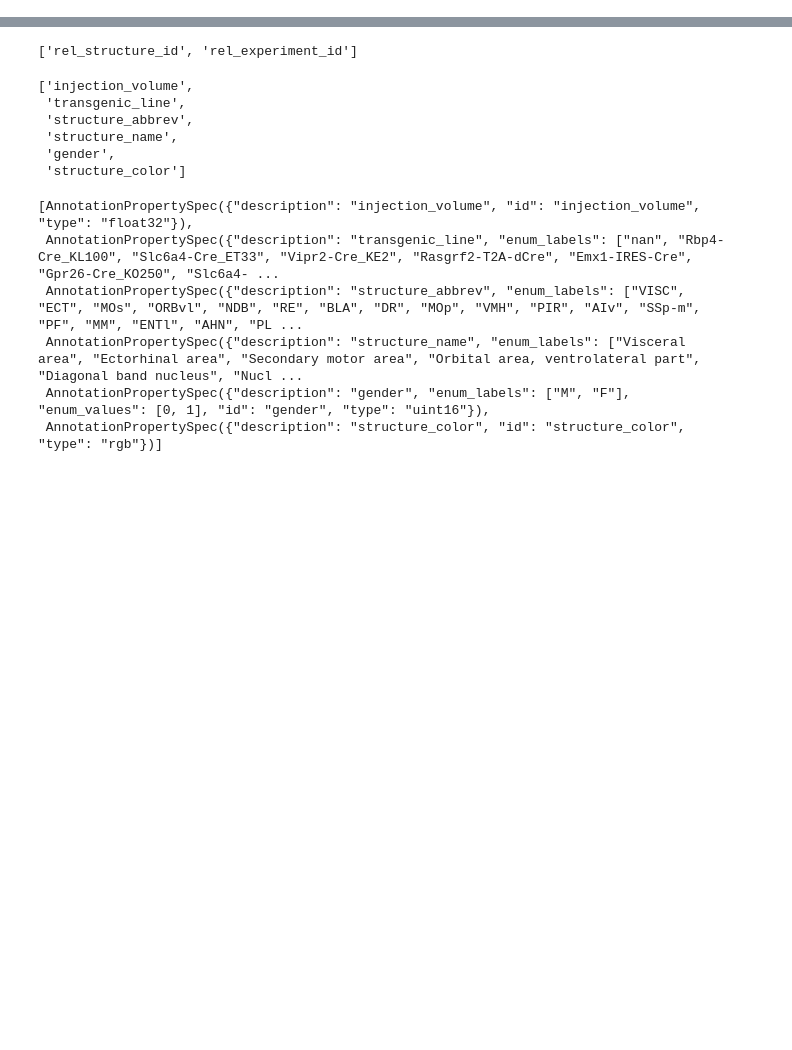
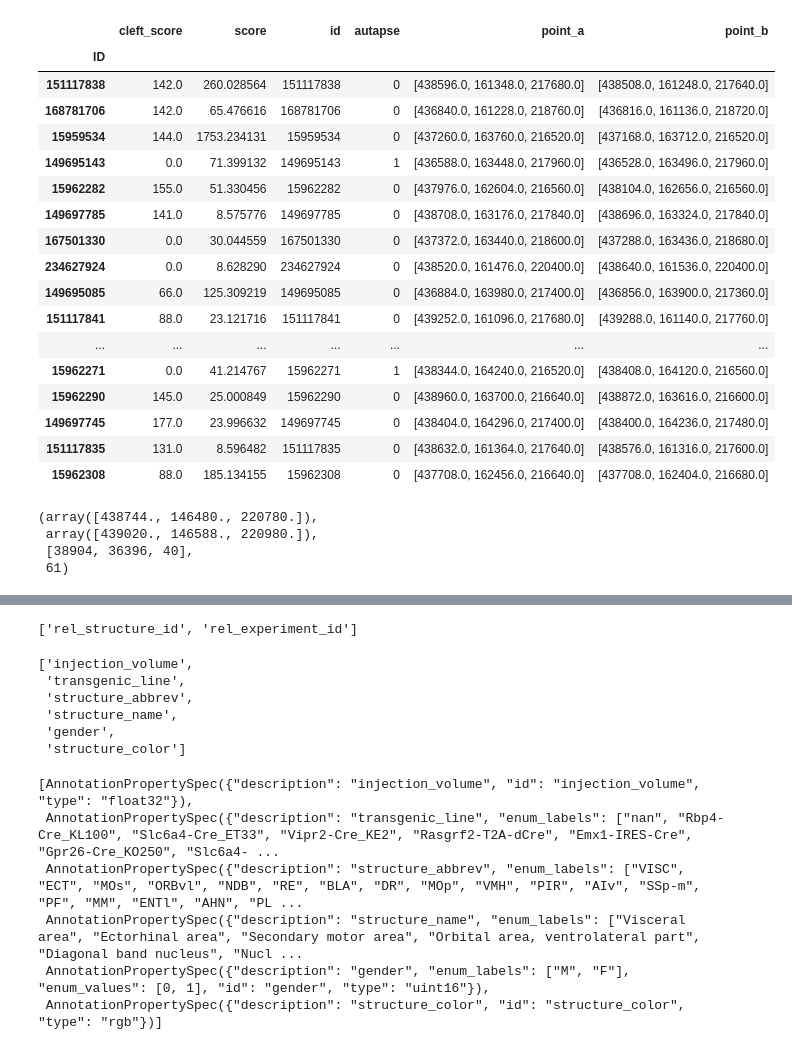
Before and after one commit to fcollman/precomputed_python, a Jupyter notebook: example.ipynb, the cells around one changed output, grey strips where cells are left out. Cells and saved outputs as stored; diff of their text form; code cells hidden in the pictures; blank space fills up the shorter version.

```diff
--- a/example.ipynb
+++ b/example.ipynb
@@ -15,0 +16,7 @@ I0401 06:42:51.989955 7496059 google_auth_provider.cc:156] Using OAuth2 AuthProv
+# %%
+box_size = [10, 10, 10]
+lower_bound = ann['point']-box_size
+upper_bound = ann['point']+box_size
+
+df=pre_ann.get_annotations_in_bounds(lower_bound=lower_bound, upper_bound=upper_bound)
+df.loc[ann_id,:]
@@ -15,0 +103,28 @@ I0401 06:42:51.989955 7496059 google_auth_provider.cc:156] Using OAuth2 AuthProv
+# %%
+df
+# %% [output]
+|  | cleft_score | score | id | autapse | point_a | point_b |
+| ID |  |  |  |  |  |  |
+| 151117838 | 142.0 | 260.028564 | 151117838 | 0 | [438596.0, 161348.0, 217680.0] | [438508.0, 161248.0, 217640.0] |
+| 168781706 | 142.0 | 65.476616 | 168781706 | 0 | [436840.0, 161228.0, 218760.0] | [436816.0, 161136.0, 218720.0] |
+| 15959534 | 144.0 | 1753.234131 | 15959534 | 0 | [437260.0, 163760.0, 216520.0] | [437168.0, 163712.0, 216520.0] |
+| 149695143 | 0.0 | 71.399132 | 149695143 | 1 | [436588.0, 163448.0, 217960.0] | [436528.0, 163496.0, 217960.0] |
+| 15962282 | 155.0 | 51.330456 | 15962282 | 0 | [437976.0, 162604.0, 216560.0] | [438104.0, 162656.0, 216560.0] |
+| 149697785 | 141.0 | 8.575776 | 149697785 | 0 | [438708.0, 163176.0, 217840.0] | [438696.0, 163324.0, 217840.0] |
+| 167501330 | 0.0 | 30.044559 | 167501330 | 0 | [437372.0, 163440.0, 218600.0] | [437288.0, 163436.0, 218680.0] |
+| 234627924 | 0.0 | 8.628290 | 234627924 | 0 | [438520.0, 161476.0, 220400.0] | [438640.0, 161536.0, 220400.0] |
+| 149695085 | 66.0 | 125.309219 | 149695085 | 0 | [436884.0, 163980.0, 217400.0] | [436856.0, 163900.0, 217360.0] |
+| 151117841 | 88.0 | 23.121716 | 151117841 | 0 | [439252.0, 161096.0, 217680.0] | [439288.0, 161140.0, 217760.0] |
+| ... | ... | ... | ... | ... | ... | ... |
+| 15962271 | 0.0 | 41.214767 | 15962271 | 1 | [438344.0, 164240.0, 216520.0] | [438408.0, 164120.0, 216560.0] |
+| 15962290 | 145.0 | 25.000849 | 15962290 | 0 | [438960.0, 163700.0, 216640.0] | [438872.0, 163616.0, 216600.0] |
+| 149697745 | 177.0 | 23.996632 | 149697745 | 0 | [438404.0, 164296.0, 217400.0] | [438400.0, 164236.0, 217480.0] |
+| 151117835 | 131.0 | 8.596482 | 151117835 | 0 | [438632.0, 161364.0, 217640.0] | [438576.0, 161316.0, 217600.0] |
+| 15962308 | 88.0 | 185.134155 | 15962308 | 0 | [437708.0, 162456.0, 216640.0] | [437708.0, 162404.0, 216680.0] |
+# %%
+lower_bound, upper_bound, pre_ann.info['lower_bound'], len(df)
+# %% [output]
+(array([438744., 146480., 220780.]),
+ array([439020., 146588., 220980.]),
+ [38904, 36396, 40],
+ 61)
```
Also changed, not shown: parts of 13 cells of this notebook, 1 other file.
